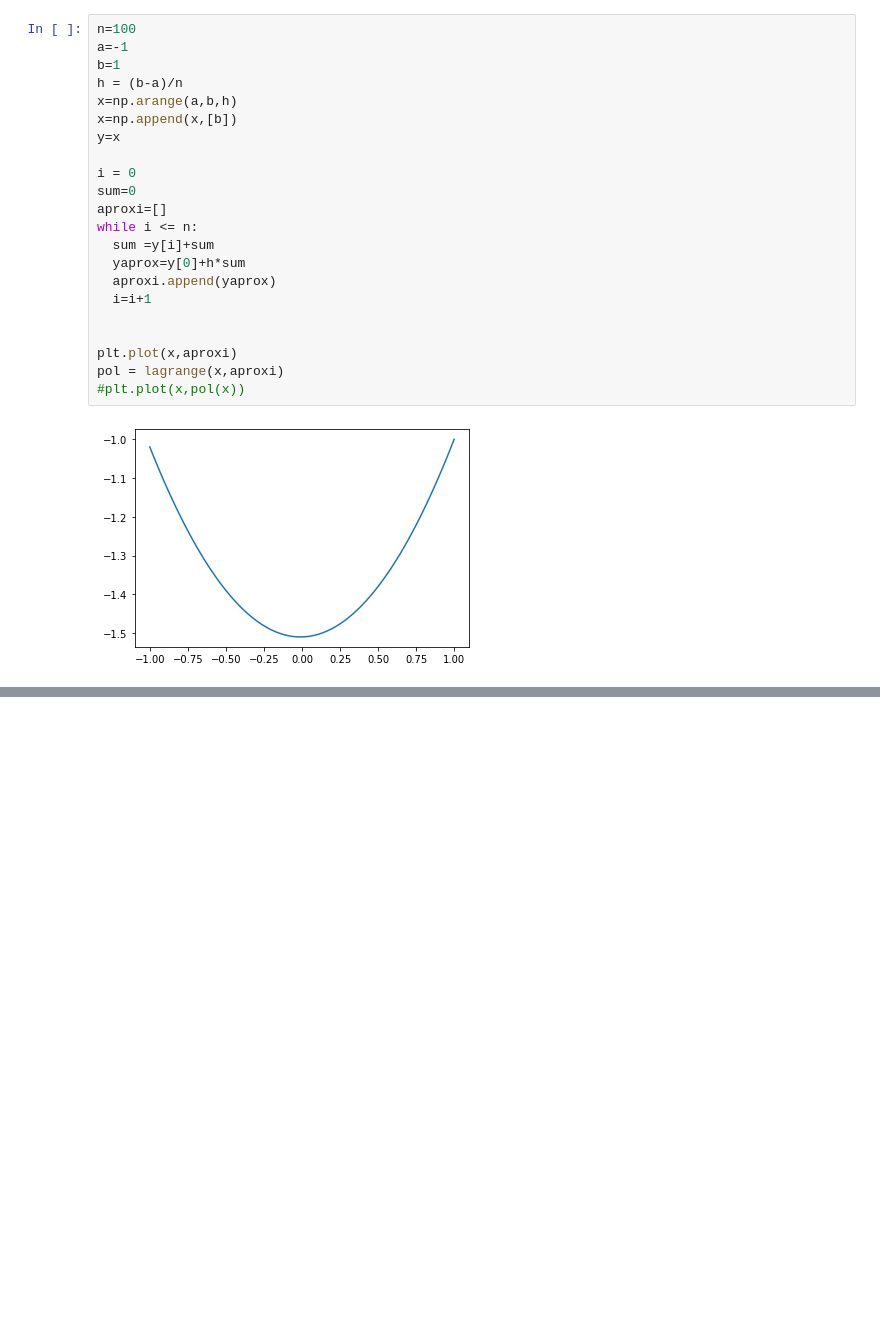
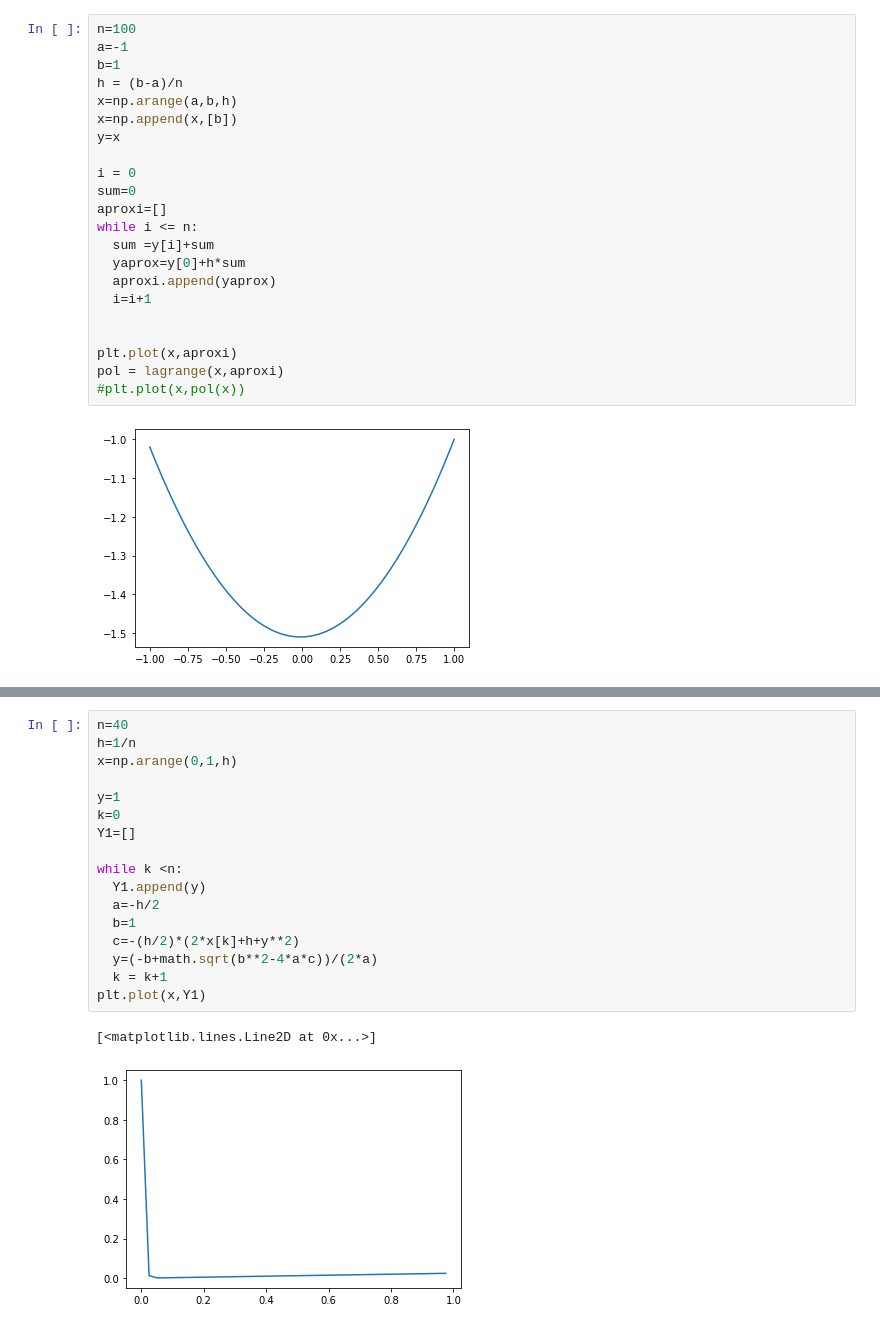
Before and after one commit to antvilla06/Programaci-n-y-M-todos-Num-ricos, a Jupyter notebook: Unidad_5.ipynb, the cells around one changed output, grey strips where cells are left out. Drawn from its saved outputs; the diff is of its cells as text; blank space fills up the shorter version.

```diff
--- a/Unidad_5.ipynb
+++ b/Unidad_5.ipynb
@@ -207,0 +219,20 @@ pol = lagrange(x,aproxi)
+# %%
+n=40
+h=1/n
+x=np.arange(0,1,h)
+
+y=1
+k=0
+Y1=[]
+
+while k <n:
+  Y1.append(y)
+  a=-h/2
+  b=1
+  c=-(h/2)*(2*x[k]+h+y**2)
+  y=(-b+math.sqrt(b**2-4*a*c))/(2*a)
+  k = k+1
+plt.plot(x,Y1)
+# %% [output]
+[<matplotlib.lines.Line2D at 0x...>]
+[figure, added]
```
Also changed, not shown: parts of 2 cells of this notebook.
